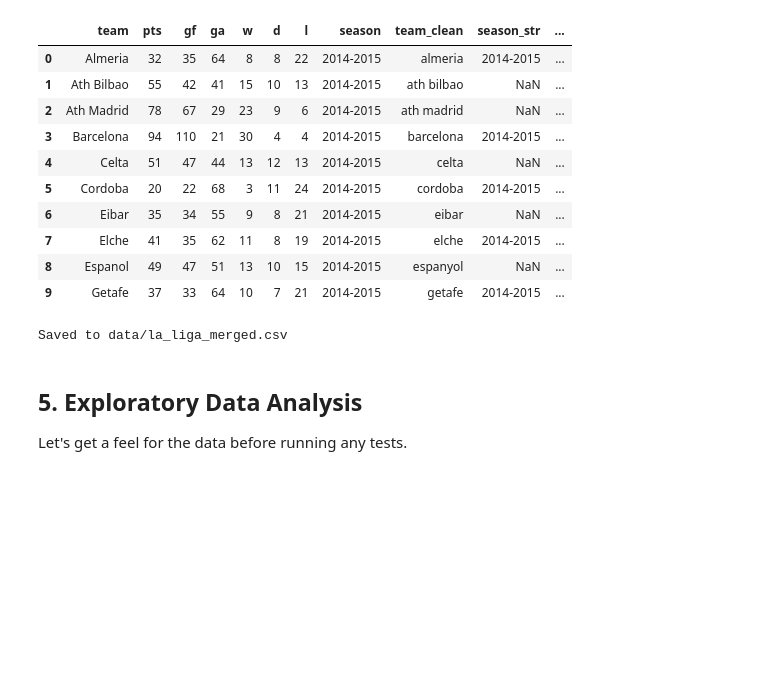
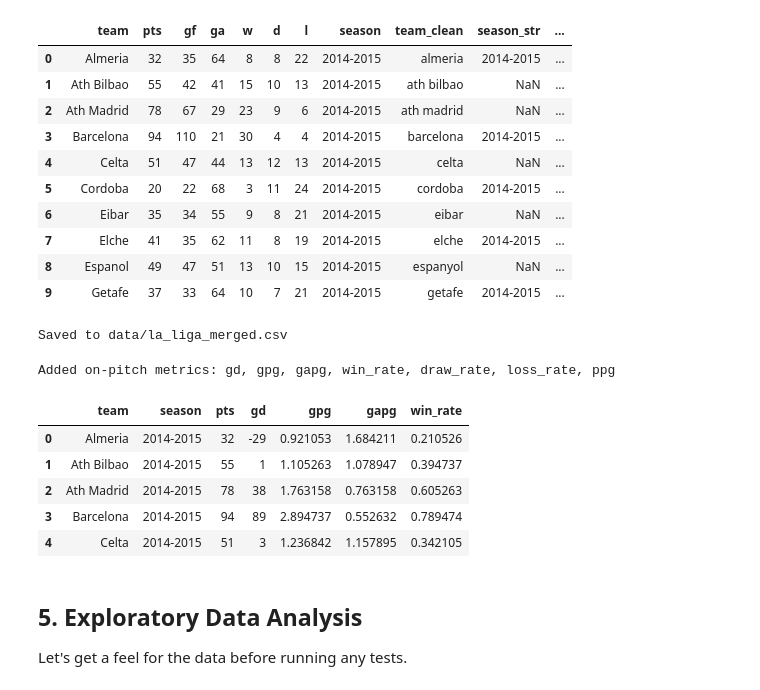
Before and after one commit to alpcetinalp/DSA210-Project, a Jupyter notebook: stage1_eda_hypothesis.ipynb, the cells around one changed output. Saved outputs shown, nothing was run; the diff lists cells and outputs as text; code cells hidden in the pictures; blank space fills up the shorter version.

```diff
--- a/stage1_eda_hypothesis.ipynb
+++ b/stage1_eda_hypothesis.ipynb
@@ -406,6 +406,27 @@ df_merged.to_csv('data/la_liga_merged.csv', index=False)
 print("Saved to data/la_liga_merged.csv")
 # %% [output]
 Saved to data/la_liga_merged.csv
+# %%
+# Compute additional on-pitch performance metrics
+df_merged['games']    = df_merged['w'] + df_merged['d'] + df_merged['l']
+df_merged['gd']       = df_merged['gf'] - df_merged['ga']         # goal difference
+df_merged['gpg']      = df_merged['gf'] / df_merged['games']      # goals per game
+df_merged['gapg']     = df_merged['ga'] / df_merged['games']      # goals against per game
+df_merged['win_rate'] = df_merged['w'] / df_merged['games']
+df_merged['draw_rate']= df_merged['d'] / df_merged['games']
+df_merged['loss_rate']= df_merged['l'] / df_merged['games']
+df_merged['ppg']      = df_merged['pts'] / df_merged['games']     # points per game
+
+print("Added on-pitch metrics: gd, gpg, gapg, win_rate, draw_rate, loss_rate, ppg")
+df_merged[['team','season','pts','gd','gpg','gapg','win_rate']].head()
+# %% [output]
+Added on-pitch metrics: gd, gpg, gapg, win_rate, draw_rate, loss_rate, ppg
+|  | team | season | pts | gd | gpg | gapg | win_rate |
+| 0 | Almeria | 2014-2015 | 32 | -29 | 0.921053 | 1.684211 | 0.210526 |
+| 1 | Ath Bilbao | 2014-2015 | 55 | 1 | 1.105263 | 1.078947 | 0.394737 |
+| 2 | Ath Madrid | 2014-2015 | 78 | 38 | 1.763158 | 0.763158 | 0.605263 |
+| 3 | Barcelona | 2014-2015 | 94 | 89 | 2.894737 | 0.552632 | 0.789474 |
+| 4 | Celta | 2014-2015 | 51 | 3 | 1.236842 | 1.157895 | 0.342105 |
 # %% [markdown]
 ## 5. Exploratory Data Analysis
 
```
Also changed, not shown: parts of 3 cells of this notebook.
